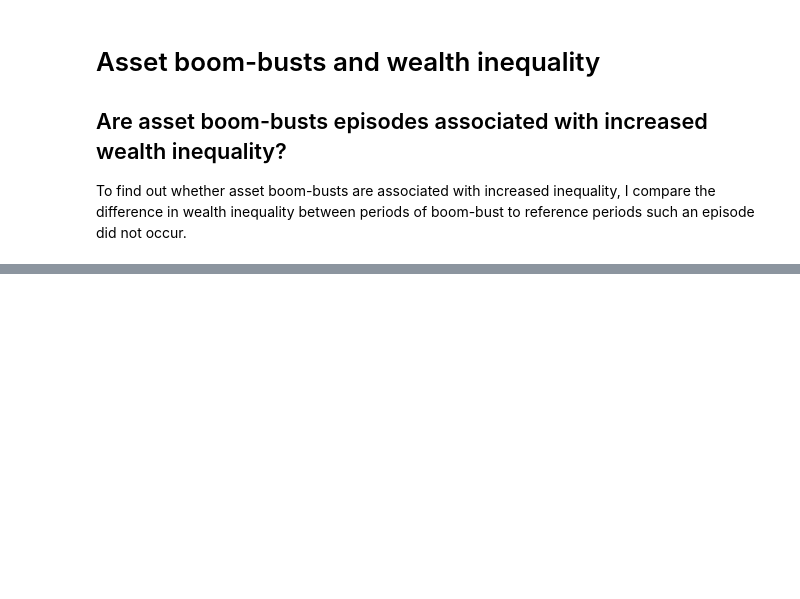
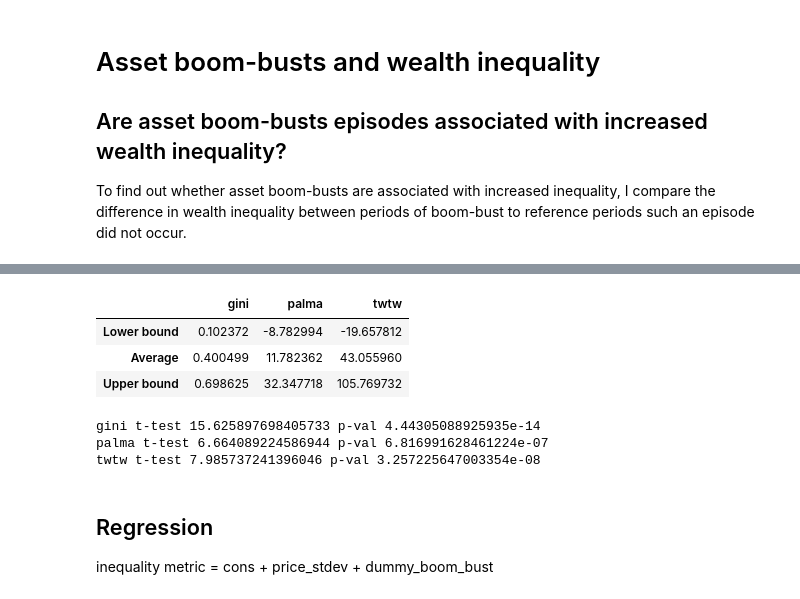
Before and after one commit to joerischasfoort/bubble-inequality, a Jupyter notebook: asset_boom_busts_and_wealth_inequality.ipynb, the cells around one changed output, grey strips where cells are left out. Drawn from its saved outputs; the diff is of its cells as text; code cells hidden in the pictures; blank space fills up the shorter version.

```diff
--- a/asset_boom_busts_and_wealth_inequality.ipynb
+++ b/asset_boom_busts_and_wealth_inequality.ipynb
@@ -32,0 +107,8 @@ To find out whether asset boom-busts are associated with increased inequality, I
+# %%
+trdrs_f = []
+orbs_f = []
+for seed in range(NRUNS):
+    traders, orderbook = init_objects_distr(params, seed)
+    traders, orderbook = pb_distr_model(traders, orderbook, params, seed)
+    trdrs_f.append(traders)
+    orbs_f.append(orderbook)
@@ -32,0 +187,34 @@ To find out whether asset boom-busts are associated with increased inequality, I
+# %%
+# Get the t-critical value**
+def confidence_interval(sample, emp_value):
+    """Calculate confidence_interval in sample"""
+    z_critical = stats.norm.ppf(q = 0.99)
+    stdev = pd.Series(sample).std()
+    margin_of_error = z_critical * stdev
+    confidence_interval = (emp_value - margin_of_error, emp_value + margin_of_error)
+    return confidence_interval
+# %%
+boom_bust_effect_on_gini = np.array(ginis_diff) - np.array(ginis_diff_f)
+av_effect_boom_bust_on_gini = np.mean(boom_bust_effect_on_gini)
+lower_gini, upper_gini = confidence_interval(boom_bust_effect_on_gini, av_effect_boom_bust_on_gini)
+
+boom_bust_effect_on_palma = np.array(palmas_diff) - np.array(palmas_diff_f)
+av_effect_boom_bust_on_palma = np.mean(boom_bust_effect_on_palma)
+lower_palma, upper_palma = confidence_interval(boom_bust_effect_on_palma, av_effect_boom_bust_on_palma)
+
+boom_bust_effect_on_twtw = np.array(twtws_diff) - np.array(twtws_diff_f)
+av_effect_boom_bust_on_twtw = np.mean(boom_bust_effect_on_twtw)
+lower_twtw, upper_twtw = confidence_interval(boom_bust_effect_on_twtw, av_effect_boom_bust_on_twtw)
+# %%
+boom_bust_effect = pd.DataFrame({'gini': [lower_gini, av_effect_boom_bust_on_gini, upper_gini],
+                                 'palma': [lower_palma, av_effect_boom_bust_on_palma, upper_palma],
+                                 'twtw': [lower_twtw, av_effect_boom_bust_on_twtw, upper_twtw]})
+
+boom_bust_effect.index = ['Lower bound', 'Average', 'Upper bound']
+# %%
+boom_bust_effect
+# %% [output]
+|  | gini | palma | twtw |
+| Lower bound | 0.102372 | -8.782994 | -19.657812 |
+| Average | 0.400499 | 11.782362 | 43.055960 |
+| Upper bound | 0.698625 | 32.347718 | 105.769732 |
@@ -32,0 +226,12 @@ To find out whether asset boom-busts are associated with increased inequality, I
+# %%
+print('gini t-test', t_test_score_gini, 'p-val', p_gini)
+print('palma t-test', t_test_score_palma, 'p-val', p_palma)
+print('twtw t-test', t_test_score_twts, 'p-val', p_twts)
+# %% [output]
+gini t-test 15.625897698405733 p-val 4.44305088925935e-14
+palma t-test 6.664089224586944 p-val 6.816991628461224e-07
+twtw t-test 7.985737241396046 p-val 3.257225647003354e-08
+# %% [markdown]
+## Regression
+
+inequality metric = cons + price_stdev + dummy_boom_bust
```
Also changed, not shown: parts of 51 cells of this notebook.
